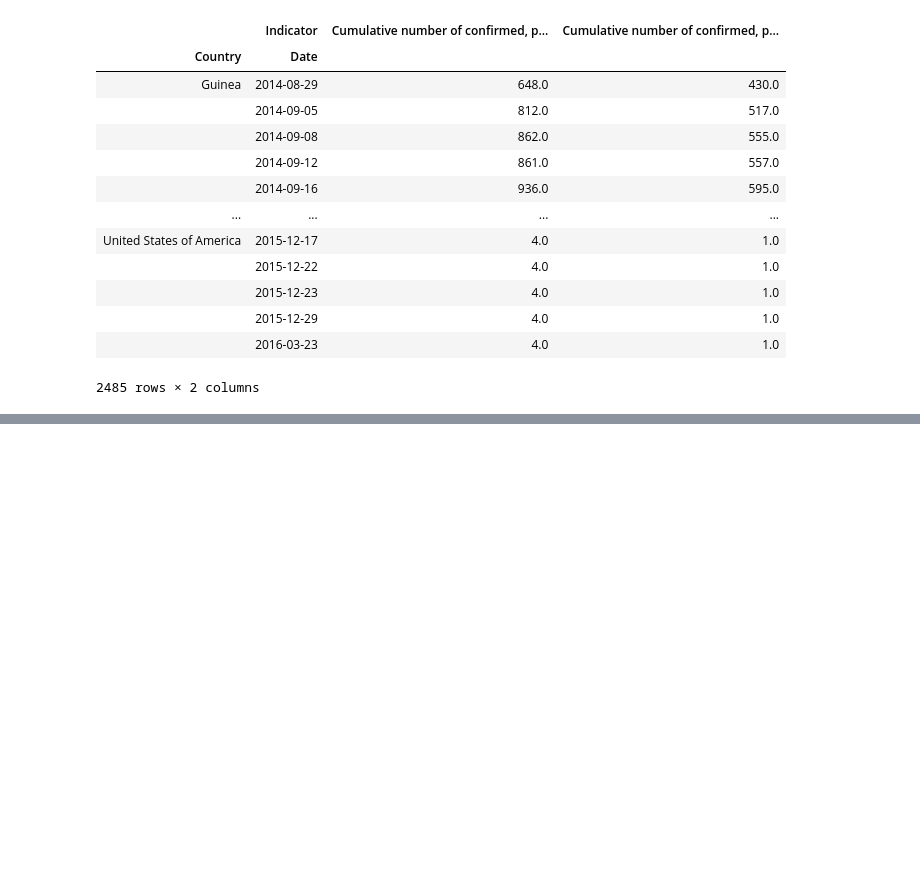
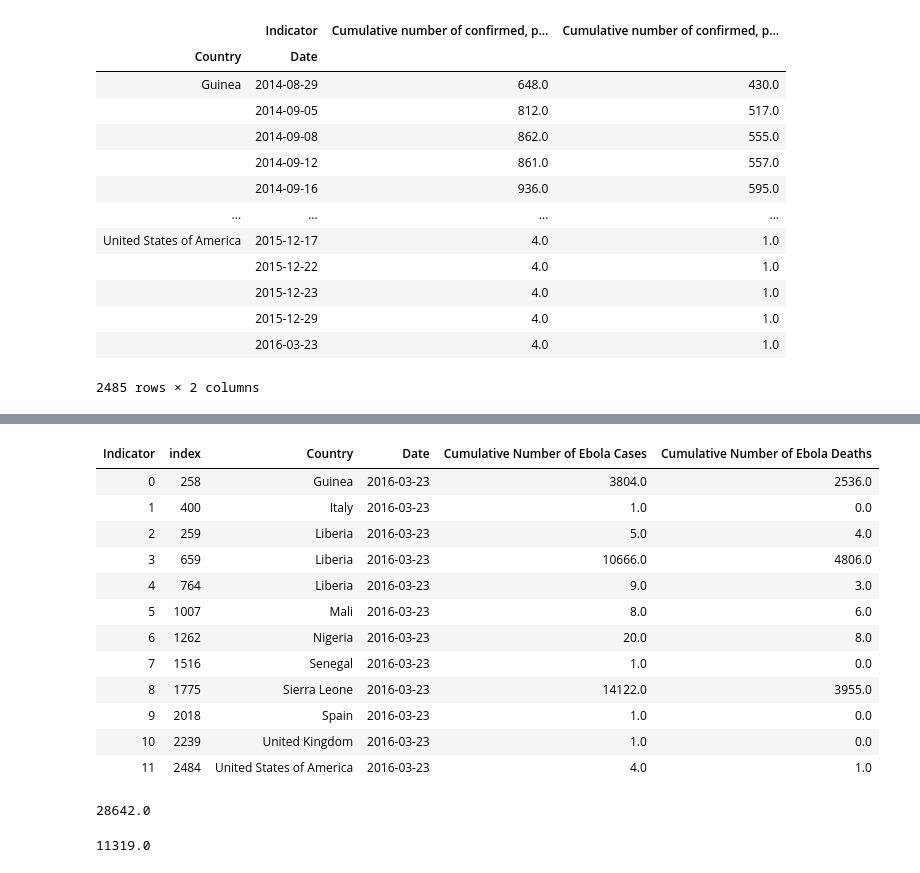
Before and after one commit to vbhakta27/group3, a Jupyter notebook: Airline_data.ipynb, the cells around one changed output, grey strips where cells are left out. Saved outputs shown, nothing was run; the diff lists cells and outputs as text; code cells hidden in the pictures; blank space fills up the shorter version.

```diff
--- a/Airline_data.ipynb
+++ b/Airline_data.ipynb
@@ -322,0 +306,16 @@ plt.show()
+# %%
+last_ebola_data
+# %% [output]
+| Indicator | index | Country | Date | Cumulative Number of Ebola Cases | Cumulative Number of Ebola Deaths |
+| 0 | 258 | Guinea | 2016-03-23 | 3804.0 | 2536.0 |
+| 1 | 400 | Italy | 2016-03-23 | 1.0 | 0.0 |
+| 2 | 259 | Liberia | 2016-03-23 | 5.0 | 4.0 |
+| 3 | 659 | Liberia | 2016-03-23 | 10666.0 | 4806.0 |
+| 4 | 764 | Liberia | 2016-03-23 | 9.0 | 3.0 |
+| 5 | 1007 | Mali | 2016-03-23 | 8.0 | 6.0 |
+| 6 | 1262 | Nigeria | 2016-03-23 | 20.0 | 8.0 |
+| 7 | 1516 | Senegal | 2016-03-23 | 1.0 | 0.0 |
+| 8 | 1775 | Sierra Leone | 2016-03-23 | 14122.0 | 3955.0 |
+| 9 | 2018 | Spain | 2016-03-23 | 1.0 | 0.0 |
+| 10 | 2239 | United Kingdom | 2016-03-23 | 1.0 | 0.0 |
+| 11 | 2484 | United States of America | 2016-03-23 | 4.0 | 1.0 |
@@ -322,0 +325,8 @@ plt.show()
+# %%
+final_ebola_cases
+# %% [output]
+28642.0
+# %%
+final_ebola_deaths
+# %% [output]
+11319.0
```
Also changed, not shown: parts of 19 cells of this notebook, 4 other files.
